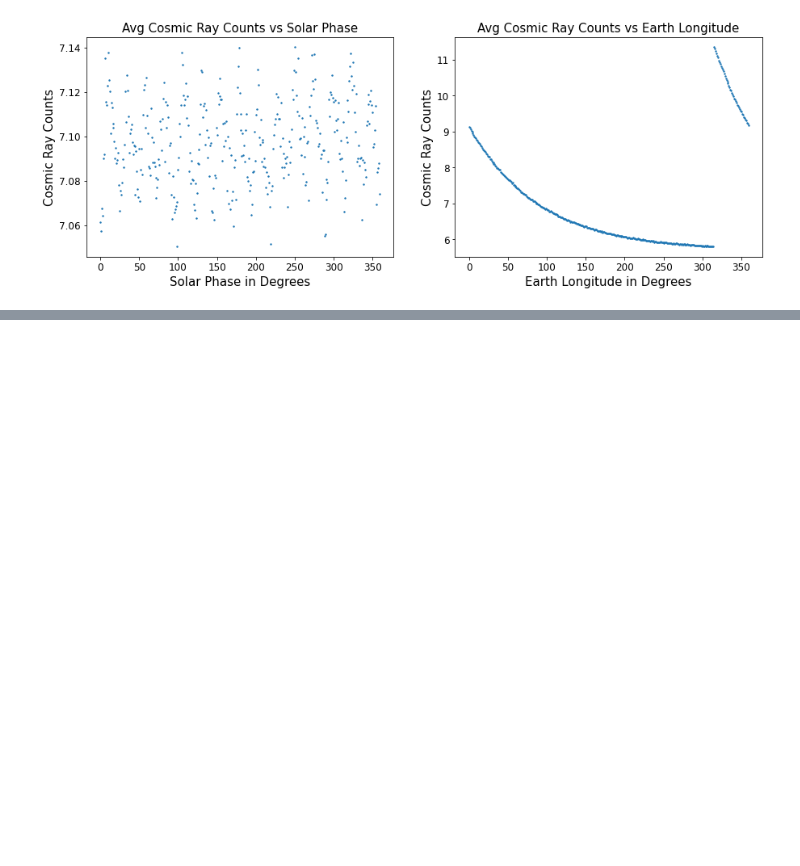
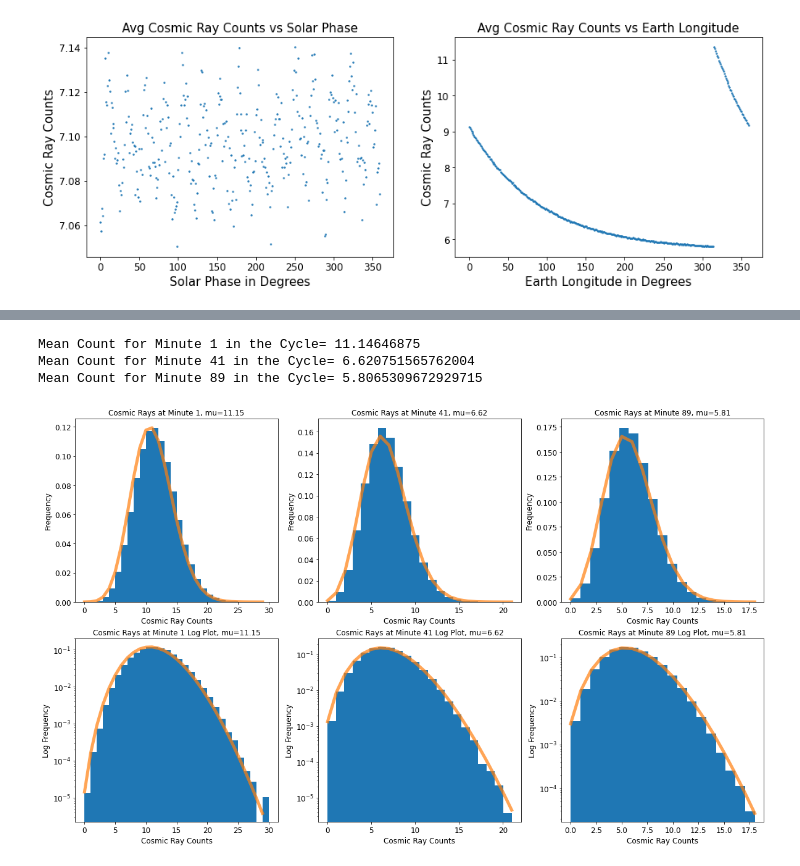
Before and after one commit to davidh28/Phys434_Lab4, a Jupyter notebook: Lab4.ipynb, the cells around one changed output, grey strips where cells are left out. Saved outputs shown, nothing was run; the diff lists cells and outputs as text; code cells hidden in the pictures; blank space fills up the shorter version.

```diff
--- a/Lab4.ipynb
+++ b/Lab4.ipynb
@@ -218,0 +188,50 @@ Mean Count for Minute 89 in the Cycle= 5.8065309672929715, mu=6
+# %%
+# from plotting the above graph without sorting, we find that the cycle starts at the 68th minute out of 90
+# cut off <1 cycle in front so data starts at beginning of time cycle
+i = 40800
+time_cycle = t_cycle[i:]
+# adjust count data accordingly
+counts_new = part_counts[i:]
+
+fig, ax = plt.subplots(2, 3, figsize=(20, 12))
+
+# plots distribution of cosmic rays at a certain minute in the 90 minute cycle - data folded to 90 minutes
+# minute: the minute out of 90
+# time_data: folded time data
+# count_data: cosmic ray count data
+# num_bins: number of bins used to display the count data
+# plot_row: row in the subplot grid
+# plot_col: col in the subplot grid
+# yscale_log: plots data for this minute on a log plot if yscale_log='log'
+# returns: mean: the mean for that minute of data
+def plot_minute_dist(minute, time_data, count_data, num_bins, plot_row, plot_col, yscale_log):
+    minute_data = []
+    for i in range((minute-1)*600, len(time_data), 54000):
+        minute_data.extend(count_data[i:i+600])
+    ax[plot_row, plot_col].hist(minute_data, bins=num_bins, density=True)
+    mean = statistics.mean(minute_data)
+    x = np.arange(0, num_bins)
+    ax[plot_row, plot_col].plot(x, stats.poisson.pmf(x, mean), linewidth = 5, alpha = 0.7)
+    ax[plot_row, plot_col].set_xlabel('Cosmic Ray Counts', fontsize=12)
+    if yscale_log == 'log':
+        print("Mean Count for Minute " + str(minute) + " in the Cycle= " + str(mean))
+        ax[plot_row, plot_col].set_yscale('log')
+        ax[plot_row, plot_col].set_title('Cosmic Rays at Minute ' + str(minute) + " Log Plot, mu=" + str(round(mean, 2)), fontsize=12)
+        ax[plot_row, plot_col].set_ylabel('Log Frequency', fontsize=12)
+    else:
+        ax[plot_row, plot_col].set_title('Cosmic Rays at Minute ' + str(minute) + ", mu=" + str(round(mean, 2)), fontsize=12)
+        ax[plot_row, plot_col].set_ylabel('Frequency', fontsize=12)
+    return mean
+
+mean_1 = plot_minute_dist(1, time_cycle, counts_new, 30, 0, 0, '')
+mean_41 = plot_minute_dist(41, time_cycle, counts_new, 22, 0, 1, '')
+mean_89 = plot_minute_dist(89, time_cycle, counts_new, 19, 0, 2, '')
+plot_minute_dist(1, time_cycle, counts_new, 30, 1, 0, 'log')
+plot_minute_dist(41, time_cycle, counts_new, 22, 1, 1, 'log')
+plot_minute_dist(89, time_cycle, counts_new, 19, 1, 2, 'log')
+print()
+# %% [output]
+Mean Count for Minute 1 in the Cycle= 11.14646875
+Mean Count for Minute 41 in the Cycle= 6.620751565762004
+Mean Count for Minute 89 in the Cycle= 5.8065309672929715
+[figure, added]
```
Also changed, not shown: parts of 25 cells of this notebook.
